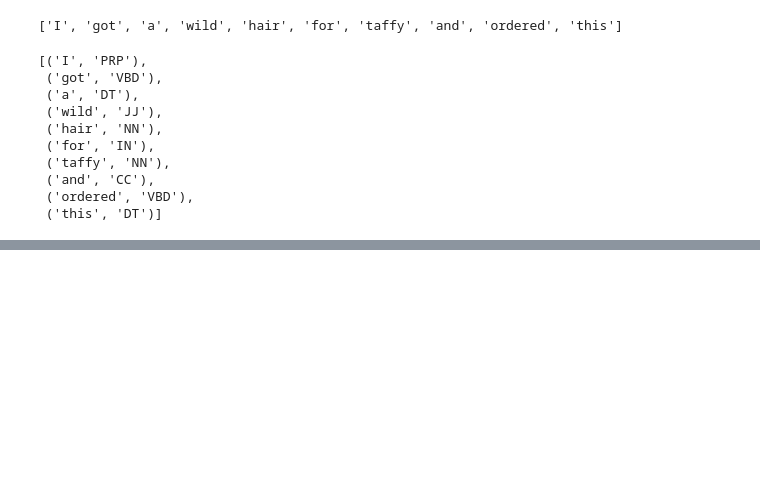
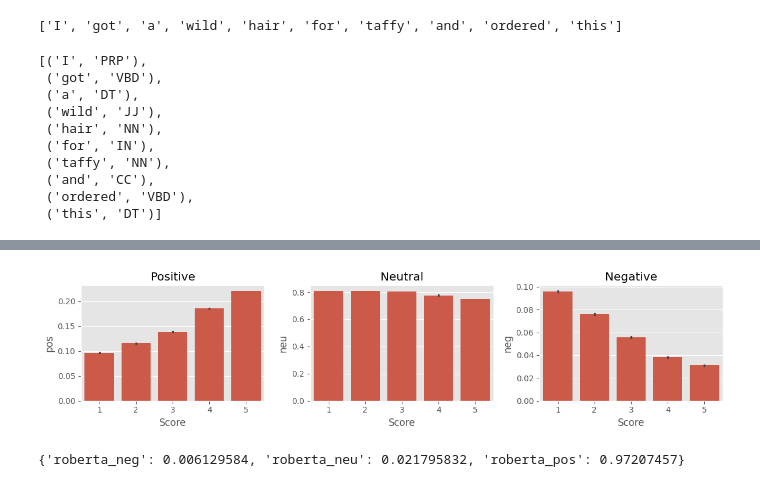
Before and after one commit to HamzaKotbAddin/Sentiment_Analysis, a Jupyter notebook: Sentiment_Analysis_Project.ipynb, the cells around one changed output, grey strips where cells are left out. Cells and saved outputs as stored; diff of their text form; code cells hidden in the pictures; blank space fills up the shorter version.

```diff
--- a/Sentiment_Analysis_Project.ipynb
+++ b/Sentiment_Analysis_Project.ipynb
@@ -172,0 +224,12 @@ tagged[:10]
+# %%
+fig, axs = plt.subplots(1, 3, figsize=(12, 3))
+sns.barplot(data=Vaders, x='Score', y='pos', ax=axs[0])
+sns.barplot(data=Vaders, x='Score', y='neu', ax=axs[1])
+sns.barplot(data=Vaders, x='Score', y='neg', ax=axs[2])
+axs[0].set_title('Positive')
+axs[1].set_title('Neutral')
+axs[2].set_title('Negative')
+plt.tight_layout()
+plt.show()
+# %% [output]
+[figure, added]
@@ -172,0 +243,13 @@ tagged[:10]
+# %%
+encoded_text = tokenizer(example, return_tensors='pt')
+output = model(**encoded_text)
+scores = output[0][0].detach().numpy()
+scores = softmax(scores)
+scores_dict = {
+    'roberta_neg' : scores[0],
+    'roberta_neu' : scores[1],
+    'roberta_pos' : scores[2]
+}
+print(scores_dict)
+# %% [output]
+{'roberta_neg': 0.006129584, 'roberta_neu': 0.021795832, 'roberta_pos': 0.97207457}
```
Also changed, not shown: parts of 17 cells of this notebook.
